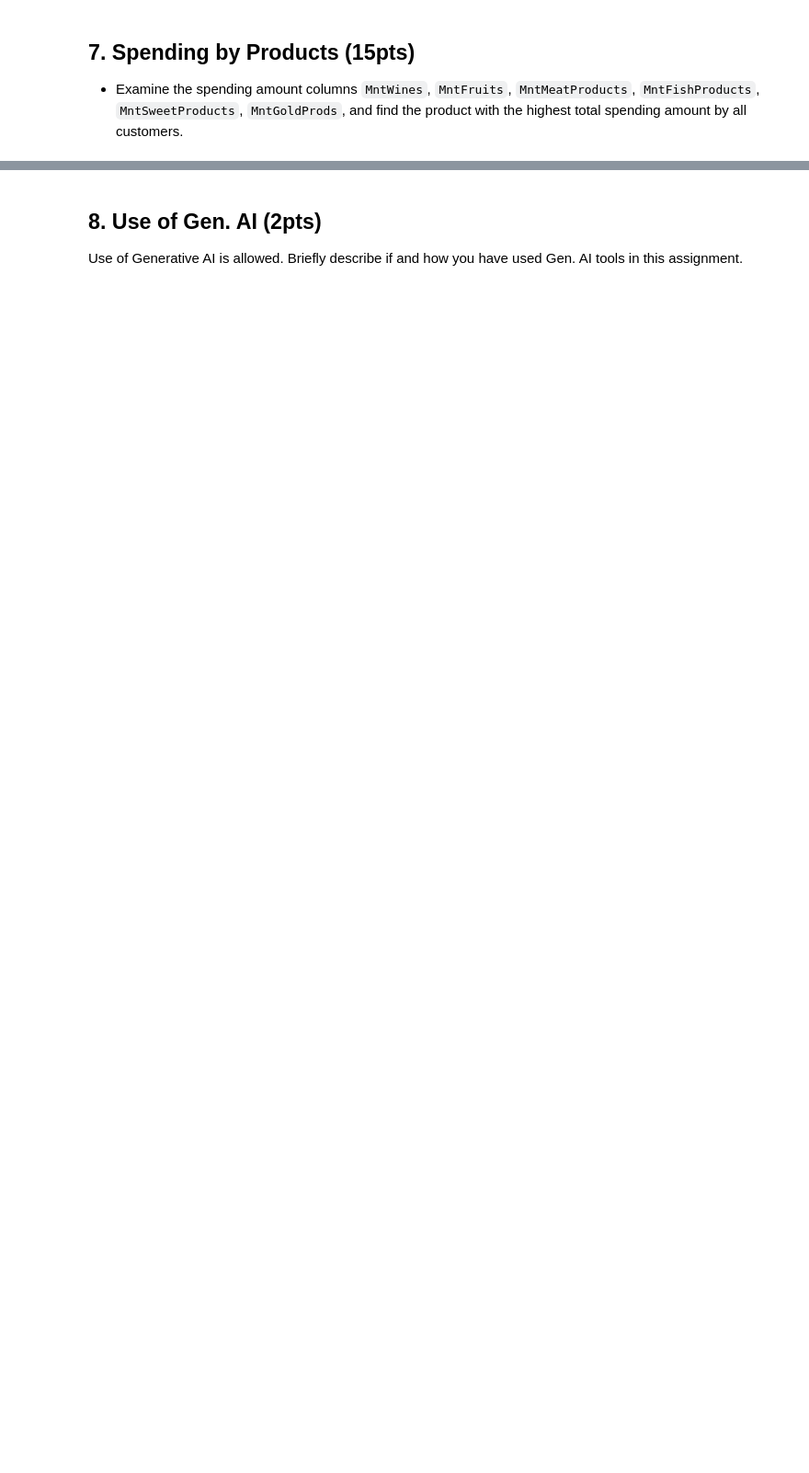
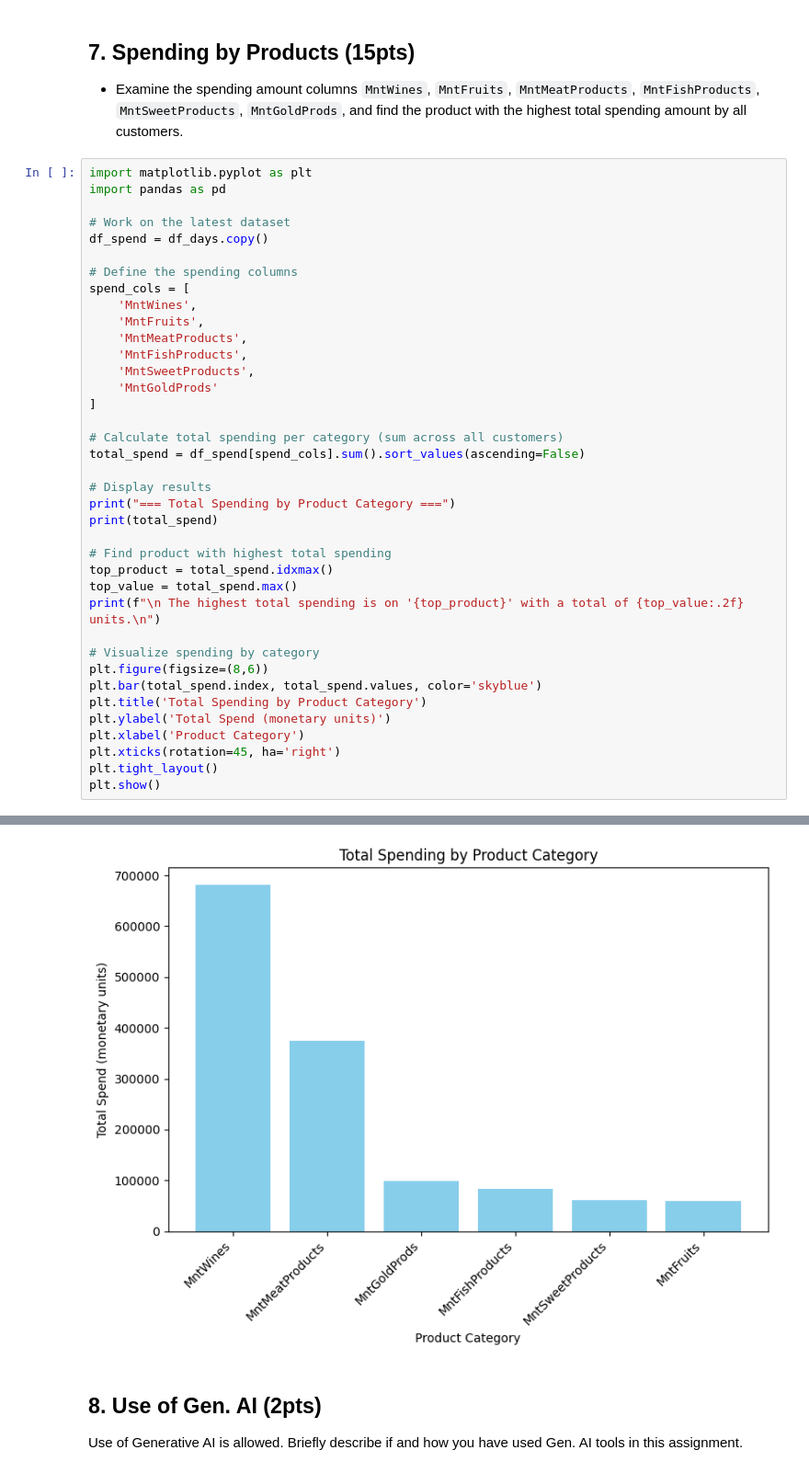
Before and after one commit to Data-Analytics-with-Python/individual-assignment-i-harshrstgi24-cloud, a Jupyter notebook: Assignment_Notebook_1.ipynb, the cells around one changed output, grey strips where cells are left out. Shown at 92% size. Drawn from its saved outputs; the diff is of its cells as text; blank space fills up the shorter version.

```diff
--- a/Assignment_Notebook_1.ipynb
+++ b/Assignment_Notebook_1.ipynb
@@ -235,3 +406,42 @@ Z_Revenue: unique values -> [11]
 ## 7. Spending by Products (15pts)
 
 * Examine the spending amount columns `MntWines`,	`MntFruits`,	`MntMeatProducts`,	`MntFishProducts`,	`MntSweetProducts`,	`MntGoldProds`, and find the product with the highest total spending amount by all customers.
+# %%
+import matplotlib.pyplot as plt
+import pandas as pd
+
+# Work on the latest dataset
+df_spend = df_days.copy()
+
+# Define the spending columns
+spend_cols = [
+    'MntWines',
+    'MntFruits',
+    'MntMeatProducts',
+    'MntFishProducts',
+    'MntSweetProducts',
+    'MntGoldProds'
+]
+
+# Calculate total spending per category (sum across all customers)
+total_spend = df_spend[spend_cols].sum().sort_values(ascending=False)
+
+# Display results
+print("=== Total Spending by Product Category ===")
+print(total_spend)
+
+# Find product with highest total spending
+top_product = total_spend.idxmax()
+top_value = total_spend.max()
+print(f"\n The highest total spending is on '{top_product}' with a total of {top_value:.2f} units.\n")
+
+# Visualize spending by category
+plt.figure(figsize=(8,6))
+plt.bar(total_spend.index, total_spend.values, color='skyblue')
+plt.title('Total Spending by Product Category')
+plt.ylabel('Total Spend (monetary units)')
+plt.xlabel('Product Category')
+plt.xticks(rotation=45, ha='right')
+plt.tight_layout()
+plt.show()
+# %% [output]
@@ -238,3 +458,4 @@ Z_Revenue: unique values -> [11]
+[figure, added]
 # %% [markdown]
 ## 8. Use of Gen. AI (2pts)
 
```
Also changed, not shown: parts of 8 cells of this notebook.
